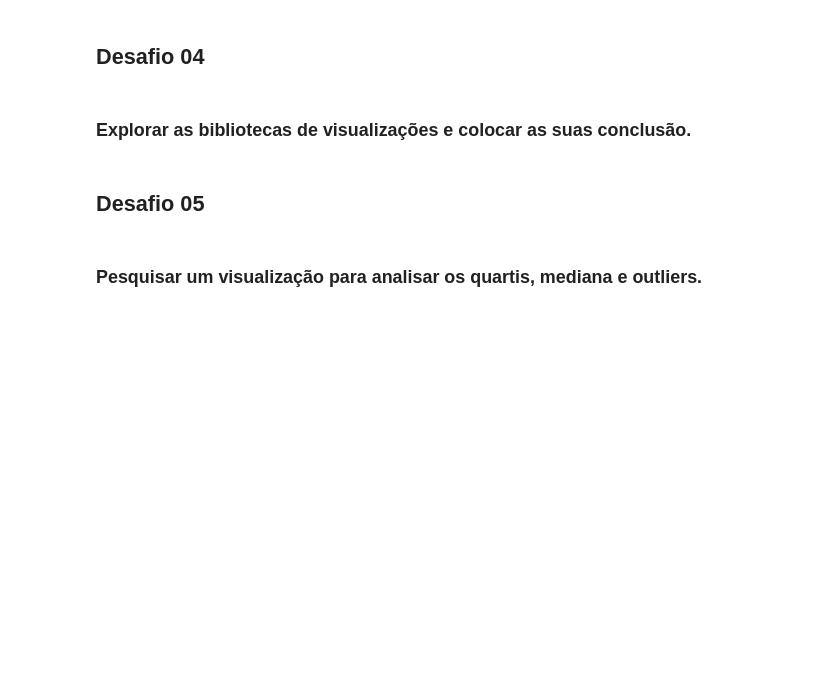
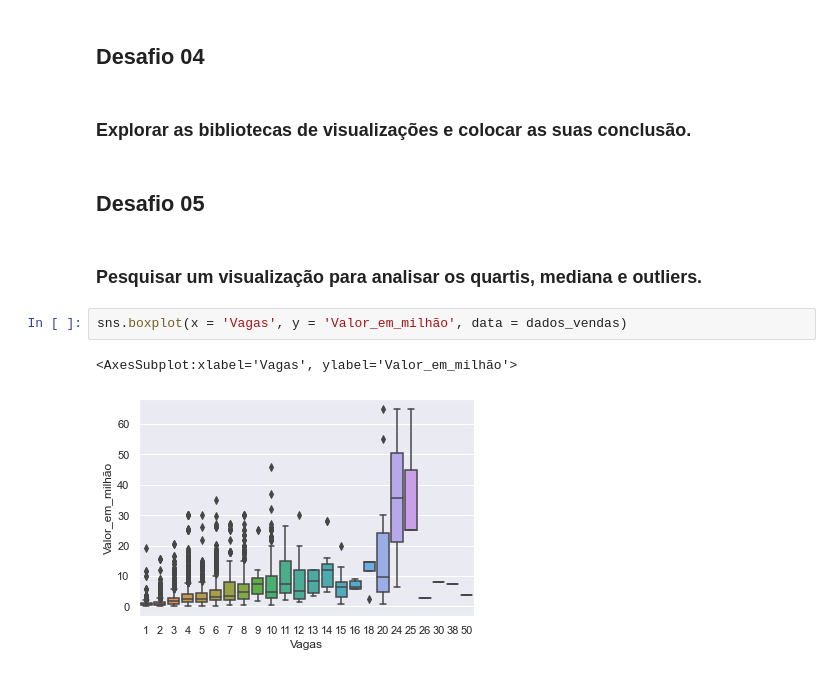
Before and after one commit to pedrogrigorio/Data-Immersion-Alura, a Jupyter notebook: Aulas/Aula_02/desafios_02.ipynb, the cells around one changed output. Cells and saved outputs as stored; diff of their text form; blank space fills up the shorter version.

```diff
--- a/Aulas/Aula_02/desafios_02.ipynb
+++ b/Aulas/Aula_02/desafios_02.ipynb
@@ -245,3 +247,8 @@ plt.show()
 ## Desafio 05
 # %% [markdown]
 ### Pesquisar um visualização para analisar os quartis, mediana e outliers.
+# %%
+sns.boxplot(x = 'Vagas', y = 'Valor_em_milhão', data = dados_vendas)
+# %% [output]
+<AxesSubplot:xlabel='Vagas', ylabel='Valor_em_milhão'>
+[figure, added]
```
Also changed, not shown: parts of 3 cells of this notebook, 1 other file.
